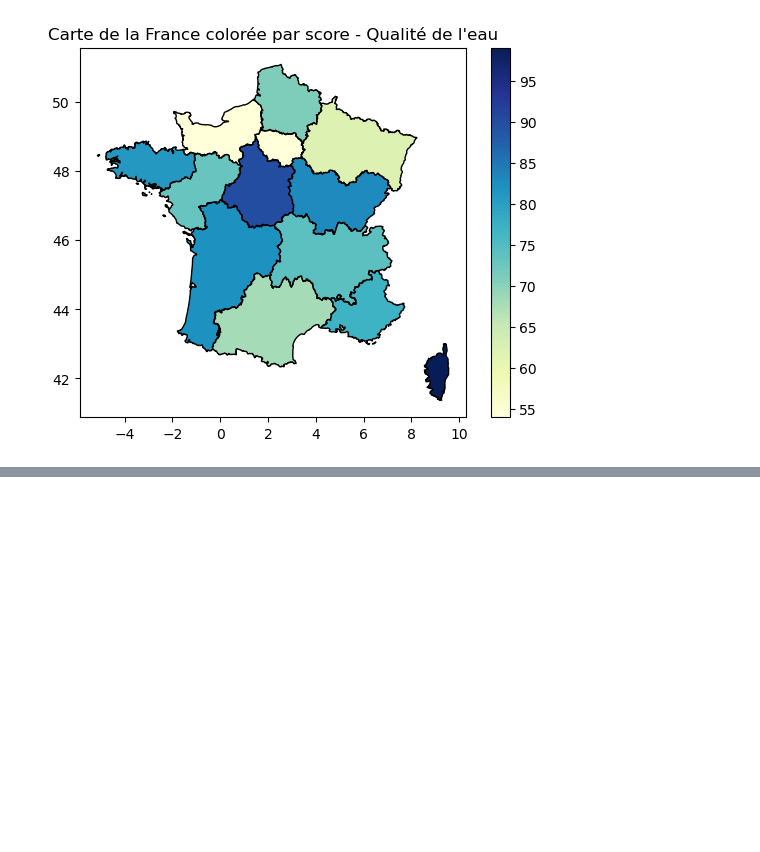
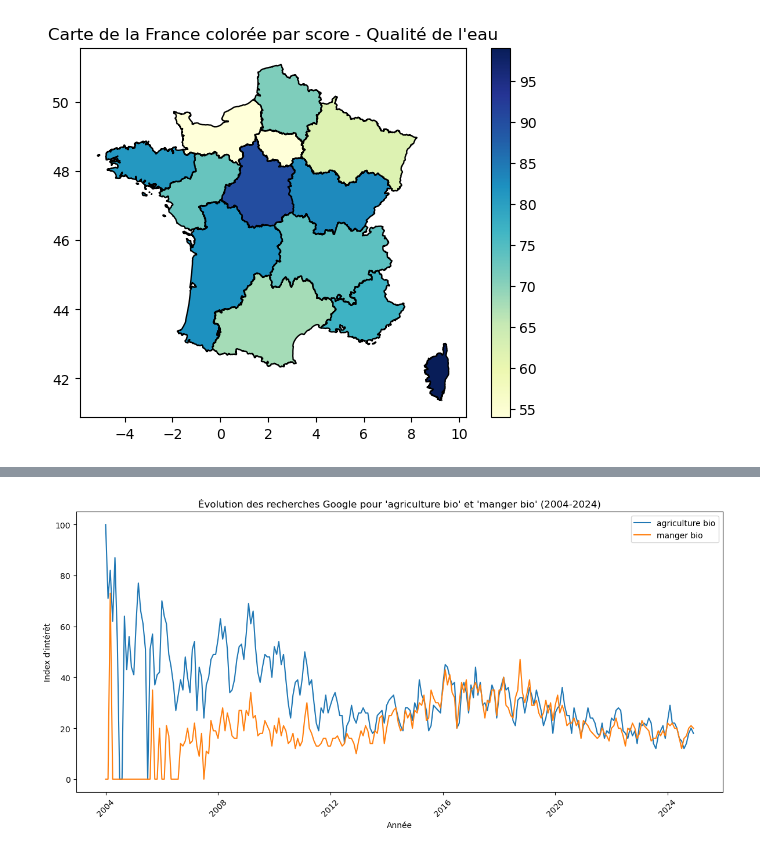
Before and after one commit to ElisefontaineEnsae/AgricultureBio_France, a Jupyter notebook: perception_bio/google_trend.ipynb, the cells around one changed output, grey strips where cells are left out. Cells and saved outputs as stored; diff of their text form; code cells hidden in the pictures; blank space fills up the shorter version.

```diff
--- a/perception_bio/google_trend.ipynb
+++ b/perception_bio/google_trend.ipynb
@@ -340,0 +341,43 @@ Les données pour 'qualité de l'eau' ont été récupérées avec succès.
+# %%
+pytrends = TrendReq(hl='fr-FR', tz=360)
+
+# Liste des mots-clés
+keywords_bio = ["agriculture bio", "manger bio"]
+
+# Définir la période de temps (2000-2024)
+start_date = '2004-01-01'  # Google Trends commence en 2004
+end_date = '2024-12-31'
+
+# Construire la requête pour tous les mots-clés en même temps
+try:
+    pytrends.build_payload(keywords_bio, geo='FR', timeframe=f'{start_date} {end_date}')
+
+    # Récupérer les données d'intérêt au fil du temps
+    data = pytrends.interest_over_time()
+
+    # Vérifier que les données contiennent des résultats valides
+    if data.empty:
+        print("Aucune donnée disponible pour les mots-clés fournis.")
+    else:
+        # Créer le graphique
+        plt.figure(figsize=(12, 6))
+
+        # Tracer les courbes pour chaque mot-clé
+        for keyword in keywords_bio:
+            plt.plot(data.index, data[keyword], label=keyword)
+
+        # Ajouter les labels et la légende
+        plt.title("Évolution des recherches Google pour 'agriculture bio' et 'manger bio' (2004-2024)")
+        plt.xlabel("Année")
+        plt.ylabel("Index d'intérêt")
+        plt.legend()
+
+        # Afficher le graphique
+        plt.xticks(rotation=45)
+        plt.tight_layout()
+        plt.show()
+
+except Exception as e:
+    print(f"Erreur lors de la récupération des données : {e}")
+# %% [output]
+[figure, added]
```
Also changed, not shown: parts of 5 cells of this notebook, 11 other files.
